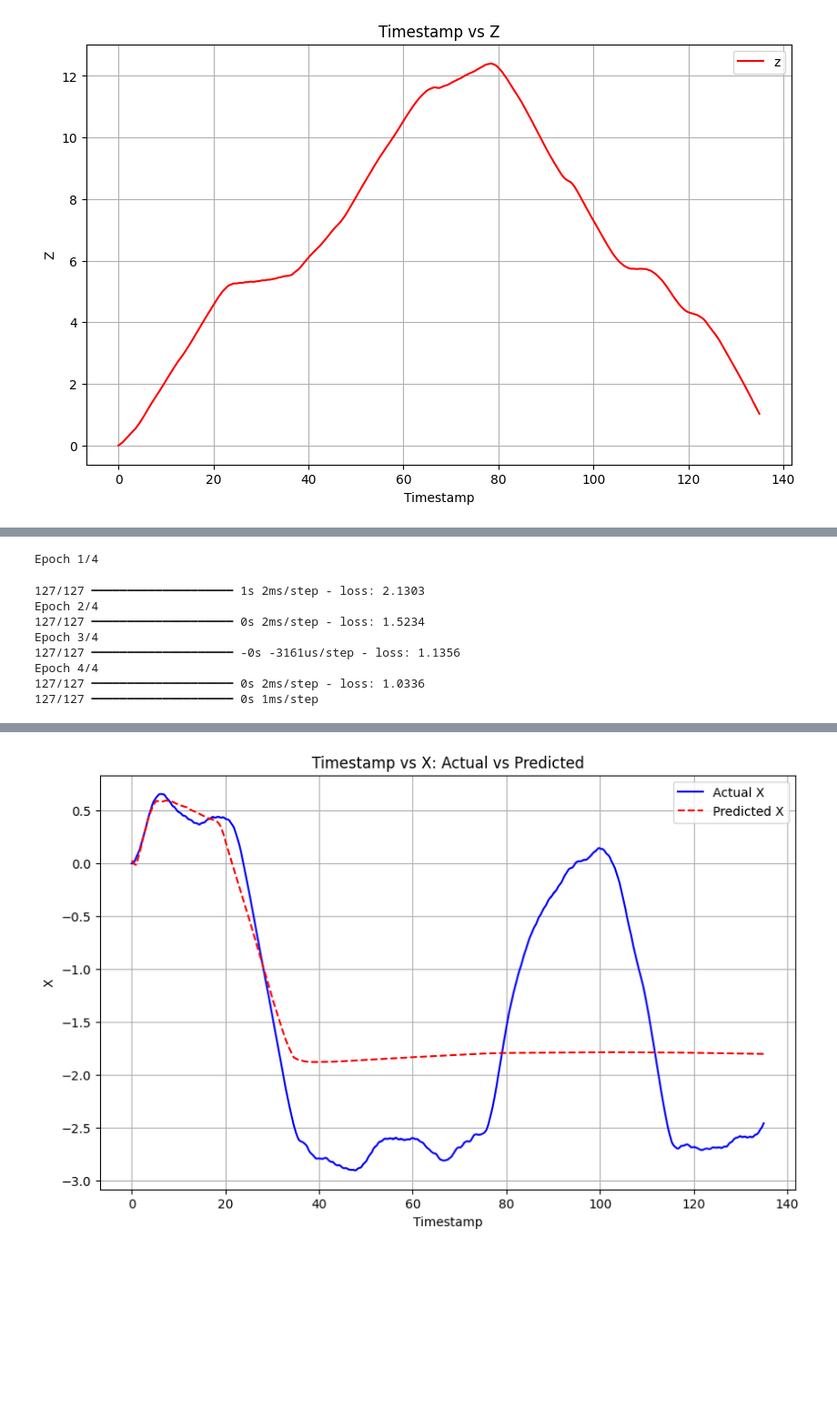
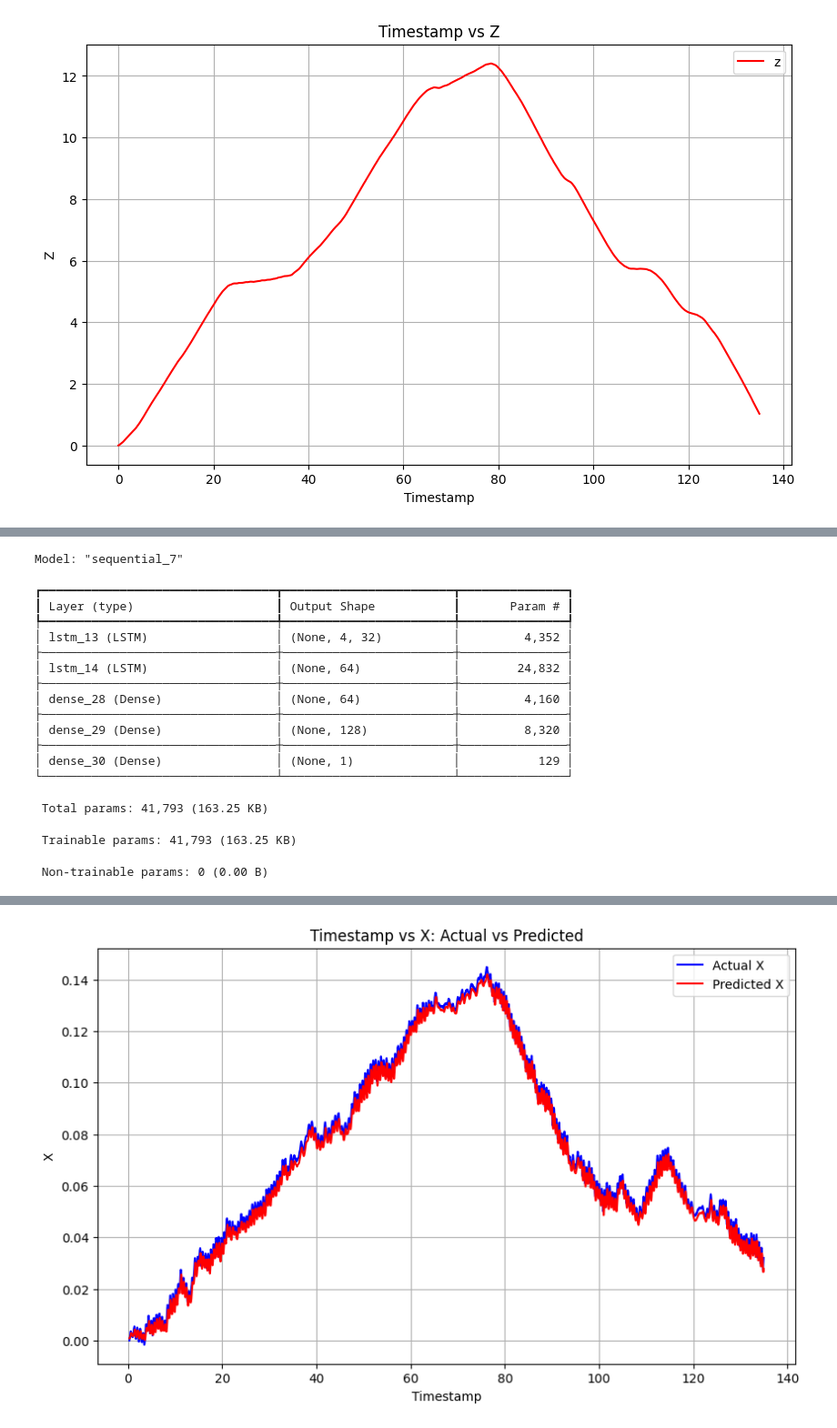
Before and after one commit to qphulong/stella_slam_trajectory_extract, a Jupyter notebook: smooth.ipynb, the cells around one changed output, grey strips where cells are left out. Shown at 91% size. Saved outputs shown, nothing was run; the diff lists cells and outputs as text; code cells hidden in the pictures; blank space fills up the shorter version.

```diff
--- a/smooth.ipynb
+++ b/smooth.ipynb
@@ -61,25 +153,50 @@ plt.show()
 # %%
+import numpy as np
+import pandas as pd
+import tensorflow as tf
+import matplotlib.pyplot as plt
 
+# Assuming df is your DataFrame with 'timestamp' and 'x' columns
+timestamps = df['timestamp'].values
+y_values = df['y'].values
+
+# Reshape data to have 32 timesteps
+def create_sequences(data, timesteps):
+    X = []
+    for i in range(len(data) - timesteps):
+        X.append(data[i:i+timesteps])
+    return np.array(X)
+
+timesteps = 4
+X = create_sequences(y_values, timesteps)
+y = y_values[timesteps:]
+
+# Reshape X to be (samples, timesteps, features)
+X = X.reshape((X.shape[0], X.shape[1], 1))
+
+# Define the model
 model = Sequential([
-    keras.layers.Dense(64, activation=keras.activations.relu, input_dim=1,use_bias=True),
-    keras.layers.Dense(64, activation=keras.activations.relu,use_bias=True),
-    keras.layers.Dense(128, activation=keras.activations.relu,use_bias=True),
-    keras.layers.Dense(256, activation=keras.activations.relu,use_bias=True),
-    keras.layers.Dense(1,activation=keras.activations.linear,use_bias=True)
+    keras.layers.LSTM(32, return_sequences=True, input_shape=(timesteps, 1)),
+    keras.layers.LSTM(64),
+    keras.layers.Dense(64, activation='relu'),
+    keras.layers.Dense(128, activation='relu'),
+    keras.layers.Dense(1, activation='linear')
 ])
 
 model.compile(optimizer='adam', loss='mse')
 
-timestamps = df['timestamp'].values.reshape(-1, 1)
-x_values = df['x'].values
+model.summary()
 
-model.fit(timestamps, x_values, epochs=4, batch_size=32)
+# Train the model
+model.fit(X, y, epochs=4, batch_size=32)
 
-predictions = model.predict(timestamps)
+# Predict
+predictions = model.predict(X)
 
+# Plot the results
 plt.figure(figsize=(10, 6))
-plt.plot(df['timestamp'], x_values, label='Actual X', color='b')
-plt.plot(df['timestamp'], predictions, label='Predicted X', color='r', linestyle='dashed')
+plt.plot(timestamps[timesteps:], y, label='Actual X', color='b')
+plt.plot(timestamps[timesteps:], predictions, label='Predicted X', color='r')
 plt.xlabel('Timestamp')
 plt.ylabel('X')
 plt.title('Timestamp vs X: Actual vs Predicted')
@@ -87,12 +204,20 @@ plt.grid(True)
 plt.legend()
 plt.show()
 # %% [output]
-Epoch 1/4
+Model: "sequential_7"
-127/127 ━━━━━━━━━━━━━━━━━━━━ 1s 2ms/step - loss: 2.1303
-Epoch 2/4
-127/127 ━━━━━━━━━━━━━━━━━━━━ 0s 2ms/step - loss: 1.5234
-Epoch 3/4
-127/127 ━━━━━━━━━━━━━━━━━━━━ -0s -3161us/step - loss: 1.1356
-Epoch 4/4
-127/127 ━━━━━━━━━━━━━━━━━━━━ 0s 2ms/step - loss: 1.0336
-127/127 ━━━━━━━━━━━━━━━━━━━━ 0s 1ms/step
+┏━━━━━━━━━━━━━━━━━━━━━━━━━━━━━━━━━┳━━━━━━━━━━━━━━━━━━━━━━━━┳━━━━━━━━━━━━━━━┓
+┃ Layer (type)                    ┃ Output Shape           ┃       Param # ┃
+┡━━━━━━━━━━━━━━━━━━━━━━━━━━━━━━━━━╇━━━━━━━━━━━━━━━━━━━━━━━━╇━━━━━━━━━━━━━━━┩
+│ lstm_13 (LSTM)                  │ (None, 4, 32)          │         4,352 │
+├─────────────────────────────────┼────────────────────────┼───────────────┤
+│ lstm_14 (LSTM)                  │ (None, 64)             │        24,832 │
+├─────────────────────────────────┼────────────────────────┼───────────────┤
+│ dense_28 (Dense)                │ (None, 64)             │         4,160 │
+├─────────────────────────────────┼────────────────────────┼───────────────┤
+│ dense_29 (Dense)                │ (None, 128)            │         8,320 │
+├─────────────────────────────────┼────────────────────────┼───────────────┤
+│ dense_30 (Dense)                │ (None, 1)              │           129 │
+└─────────────────────────────────┴────────────────────────┴───────────────┘
+ Total params: 41,793 (163.25 KB)
+ Trainable params: 41,793 (163.25 KB)
+ Non-trainable params: 0 (0.00 B)
@@ -99 +233 @@ Epoch 4/4
-[figure, old version]
+[figure, new version]
```
Also changed, not shown: parts of 7 cells of this notebook.
